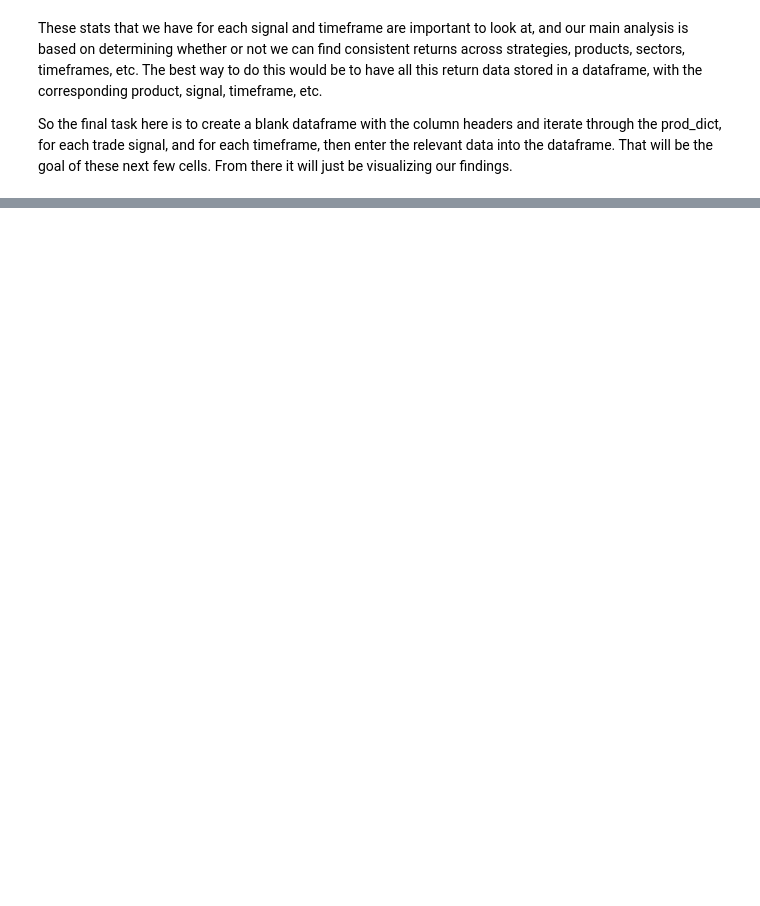
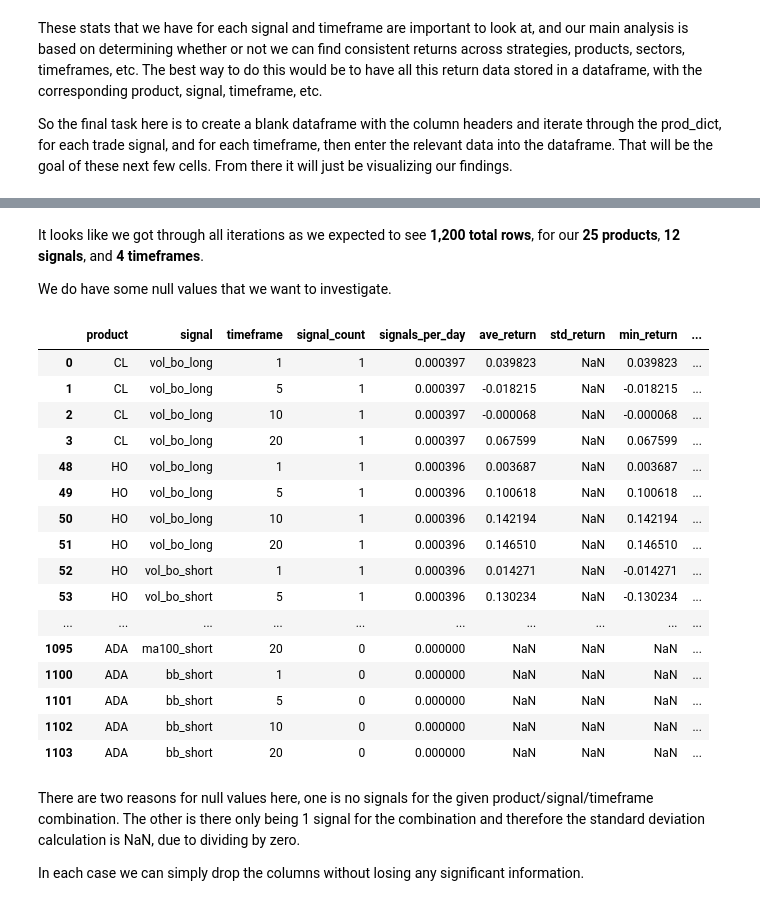
Before and after one commit to franko003/Price_Indicator_Analysis, a Jupyter notebook: notebooks/Price_Indicator_Analysis_MVP.ipynb, the cells around one changed output, grey strips where cells are left out. Drawn from its saved outputs; the diff is of its cells as text; code cells hidden in the pictures; blank space fills up the shorter version.

```diff
--- a/notebooks/Price_Indicator_Analysis_MVP.ipynb
+++ b/notebooks/Price_Indicator_Analysis_MVP.ipynb
@@ -932,6 +932,7 @@ def return_stats(product, df, signal, timeframe=1):
         return 'No such trading strategy'
 
     # Calculate return statistics
+    signal_count = len(df_signal)
     signals_per_day = len(df_signal) / len(df)
     std_pc = df_signal[returns].std()
     min_pc = df_signal[returns].min()
@@ -939,7 +940,7 @@ def return_stats(product, df, signal, timeframe=1):
     q25_pc = df_signal[returns].quantile(q=0.25)
     q75_pc = df_signal[returns].quantile(q=0.75)
 
-    return [product, signal, timeframe, signals_per_day, mean_pc, std_pc, min_pc, max_pc, q25_pc, q75_pc]
+    return [product, signal, timeframe, signal_count, signals_per_day, mean_pc, std_pc, min_pc, max_pc, q25_pc, q75_pc]
 # %% [markdown]
 Here is an example of the Crude Oil stats for the 50day moving average long strategy for 1day returns.
 # %%
@@ -1009,0 +971,11 @@ timeframe_list = [1, 5, 10, 20]
+# %%
+# Create the dataframe, a list of all signals and a list of all timeframes
+returns_df = pd.DataFrame(columns=['product', 'signal', 'timeframe',
+                              'signal_count', 'signals_per_day', 'ave_return', 'std_return',
+                              'min_return', 'max_return', 'q25_return', 'q75_return'])
+
+signal_list = ['vol_bo_long', 'vol_bo_short', 'range_bo_long', 'range_bo_short',
+                       'ma20_long', 'ma20_short', 'ma50_long', 'ma50_short', 'ma100_long',
+                       'ma100_short', 'bb_long', 'bb_short']
+
+timeframe_list = [1, 5, 10, 20]
@@ -1009,0 +984,10 @@ timeframe_list = [1, 5, 10, 20]
+# %%
+# Get a list of symbols without CL and BTC, since we already processed them for examples
+symbols = list(prod_dict.keys())
+symbols.remove('CL')
+symbols.remove('BTC')
+
+# Iterate through prod_dict for symbol in symbols and apply add_all_indicators
+for prod, df in prod_dict.items():
+    if prod in symbols:
+        add_all_indicators(df)
@@ -1010,11 +1061,12 @@ timeframe_list = [1, 5, 10, 20]
 # %%
+# Set variable to keep track of index in dataframe
 i = 0
-while i < 25:
 
-    for prod, df in prod_dict.items():
-        for signal in signal_list:
-            for timeframe in timeframe_list:
-                print(return_stats(prod, df, signal, timeframe))
-
-                i += 1
+# Iterate through each product, for each signal, for each timeframe
+for prod, df in prod_dict.items():
+    for signal in signal_list:
+        for timeframe in timeframe_list:
+            # Insert row of data into dataframe
+            returns_df.loc[i] = return_stats(prod, df, signal, timeframe)
+            i += 1
 # %% [output]
@@ -1049,0 +1111,28 @@ ho.head()
+# %% [markdown]
+It looks like we got through all iterations as we expected to see **1,200 total rows**, for our **25 products**, **12 signals**, and **4 timeframes**.
+
+We do have some null values that we want to investigate.
+# %%
+returns_df[returns_df.std_return.isnull()]
+# %% [output]
+|  | product | signal | timeframe | signal_count | signals_per_day | ave_return | std_return | min_return | ... |
+| 0 | CL | vol_bo_long | 1 | 1 | 0.000397 | 0.039823 | NaN | 0.039823 | ... |
+| 1 | CL | vol_bo_long | 5 | 1 | 0.000397 | -0.018215 | NaN | -0.018215 | ... |
+| 2 | CL | vol_bo_long | 10 | 1 | 0.000397 | -0.000068 | NaN | -0.000068 | ... |
+| 3 | CL | vol_bo_long | 20 | 1 | 0.000397 | 0.067599 | NaN | 0.067599 | ... |
+| 48 | HO | vol_bo_long | 1 | 1 | 0.000396 | 0.003687 | NaN | 0.003687 | ... |
+| 49 | HO | vol_bo_long | 5 | 1 | 0.000396 | 0.100618 | NaN | 0.100618 | ... |
+| 50 | HO | vol_bo_long | 10 | 1 | 0.000396 | 0.142194 | NaN | 0.142194 | ... |
+| 51 | HO | vol_bo_long | 20 | 1 | 0.000396 | 0.146510 | NaN | 0.146510 | ... |
+| 52 | HO | vol_bo_short | 1 | 1 | 0.000396 | 0.014271 | NaN | -0.014271 | ... |
+| 53 | HO | vol_bo_short | 5 | 1 | 0.000396 | 0.130234 | NaN | -0.130234 | ... |
+| ... | ... | ... | ... | ... | ... | ... | ... | ... | ... |
+| 1095 | ADA | ma100_short | 20 | 0 | 0.000000 | NaN | NaN | NaN | ... |
+| 1100 | ADA | bb_short | 1 | 0 | 0.000000 | NaN | NaN | NaN | ... |
+| 1101 | ADA | bb_short | 5 | 0 | 0.000000 | NaN | NaN | NaN | ... |
+| 1102 | ADA | bb_short | 10 | 0 | 0.000000 | NaN | NaN | NaN | ... |
+| 1103 | ADA | bb_short | 20 | 0 | 0.000000 | NaN | NaN | NaN | ... |
+# %% [markdown]
+There are two reasons for null values here, one is no signals for the given product/signal/timeframe combination.  The other is there only being 1 signal for the combination and therefore the standard deviation calculation is NaN, due to dividing by zero.
+
+In each case we can simply drop the columns without losing any significant information.
```
Also changed, not shown: parts of 23 cells of this notebook, 1 other file.
